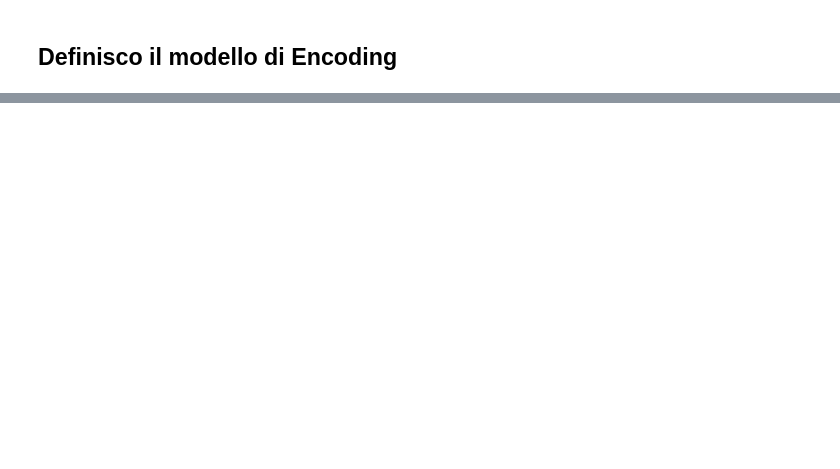
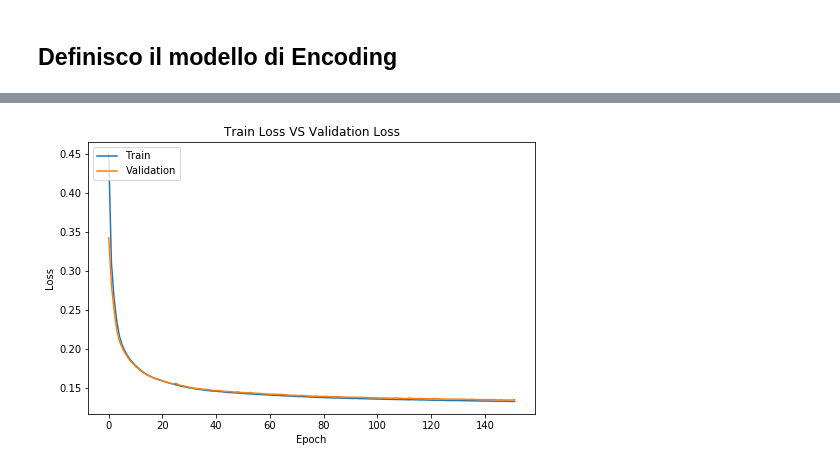
Before and after one commit to Fabrolly/DL-Autoencoders-experiments-on-letters, a Jupyter notebook: Source_Code.ipynb, the cells around one changed output, grey strips where cells are left out. Drawn from its saved outputs; the diff is of its cells as text; code cells hidden in the pictures; blank space fills up the shorter version.

Commit message:
Implementing autoencoders and prediction

```diff
--- a/Source_Code.ipynb
+++ b/Source_Code.ipynb
@@ -117,7 +147,7 @@ Ho ridotto di una dimensione
 # %% [markdown]
 ## Creo il Validation Set
 # %%
-train_data, val_data, train_target, val_target= train_test_split(x_train, x_train, test_size=0.15, random_state=42)
+train_data, val_data, train_target, val_target= train_test_split(x_train, y_train, test_size=0.15, random_state=42)
 # %%
 print("-> Original Train Set Shape:")
 print(x_train.shape)
@@ -145,2 +175,18 @@ print(val_target.shape)
 # %% [markdown]
 ## Definisco il modello di Encoding
+# %%
+#Dimensione della rappresentazione dell'encoded.
+encoding_dim = 64
+
+# Questo è il nostro placeholder di input
+input_img = Input(shape=(784,))
+# "encoded" è la rappresentazione encoded (codificata) dell'inpunt
+encoded = Dense(encoding_dim, activation='relu')(input_img)
+encoded = Dense(64, activation='relu')(encoded)
+
+# "decoded" è la ricostruzione (lossy) dell'input
+decoded = Dense(64, activation='relu')(encoded)
+decoded = Dense(784, activation='sigmoid')(decoded)
+
+# Questo è il modello che mappa l'input con la sua ricostruzione
+autoencoder = Model(input_img, decoded)
@@ -146,0 +207,3 @@ print(val_target.shape)
+# %%
+autoencoder.compile(optimizer='adam', loss='binary_crossentropy')
+autoencoder.summary()
@@ -146,0 +229,10 @@ print(val_target.shape)
+# %%
+from keras.callbacks import EarlyStopping, ModelCheckpoint
+early_stop = EarlyStopping(monitor='val_loss', patience=4, verbose=1) #Imposto che le epoche si fermino quando val_loss smette di migliorare
+
+#note: x_train, x_train :)
+history = autoencoder.fit(train_data, train_data,
+                epochs=200,
+                batch_size=200,
+                shuffle=True,
+                validation_data=(val_data, val_data), callbacks=[early_stop])
@@ -146,0 +257,15 @@ print(val_target.shape)
+# %%
+def plot_train_vs_validate(history):
+    plt.figure(figsize=(8,5))
+    plt.plot(history.history['loss'])
+    plt.plot(history.history['val_loss'])
+    plt.title('Model loss')
+    plt.ylabel('Loss')
+    plt.xlabel('Epoch')
+    plt.legend(['Train', 'Validation'], loc='upper left')
+    plt.title("Train Loss VS Validation Loss")
+    plt.show()
+
+plot_train_vs_validate(history)
+# %% [output]
+[figure, added]
```
Also changed, not shown: parts of 22 cells of this notebook.
